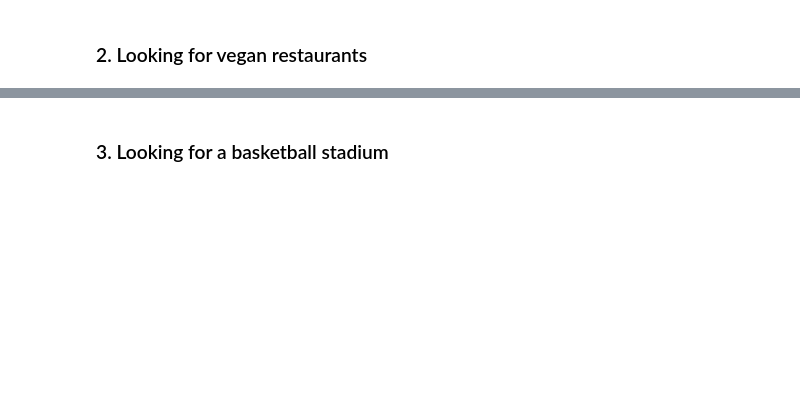
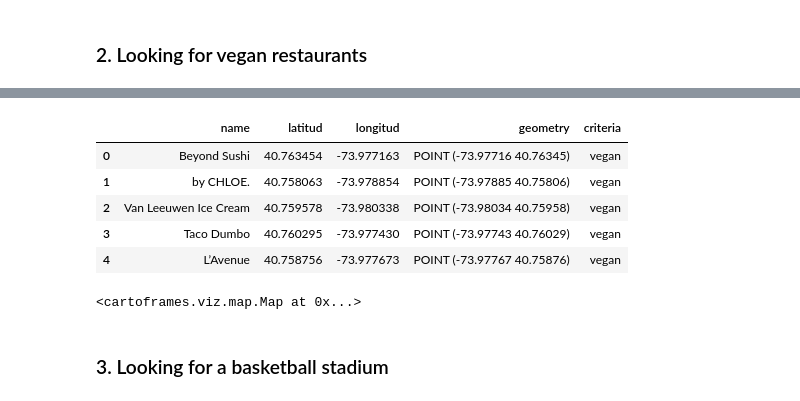
Before and after one commit to angelanavarrog/-Project-geospatial-Angela-Navarro, a Jupyter notebook: Location-Copy1.ipynb, the cells around one changed output, grey strips where cells are left out. Saved outputs shown, nothing was run; the diff lists cells and outputs as text; code cells hidden in the pictures; blank space fills up the shorter version.

```diff
--- a/Location-Copy1.ipynb
+++ b/Location-Copy1.ipynb
@@ -267,36 +321,45 @@ gdf_vegan = gdf_vegan.assign(name = ["Beyond Sushi",
                                         "by CHLOE.",
                                         "Van Leeuwen Ice Cream",
                                         "Taco Dumbo",
                                         "L’Avenue",
                                         "Taco Dumbo",
                                         "Urbanspace W52",
                                         "The Halal Guys",
                                         "The Little Beet",
                                         "Lenwich by Lenny's",
                                         "Le Pain Quotidien",
                                         "Mysttik Masala",
                                         "Museum of Modern Art (MoMA)",
                                         "Fogo de Chão",
                                         "Aldo Sohm Wine Bar",
                                         "Gregorys Coffee",
                                         "Pret A Manger",
                                         "Devon & Blakely",
                                         "Fig & Olive",
                                         "The Modern",
                                         "Black Tap",
                                         "Simon Sips",
                                         "Barilla Restaurants",
                                         "Estiatorio Milos",
                                         "Le Pain Quotidien",
                                         "Cock & Bull British Pub and Eatery",
                                         "Europa Cafe",
                                         "Forty2West",
                                         "Butter Midtown",
                                         "Natureworks"],
-                                criteria = ["vegan restaurant"]*30)
+                                criteria = ["vegan"]*30)
 gdf_vegan.head()
+# %% [output]
+|  | name | latitud | longitud | geometry | criteria |
+| 0 | Beyond Sushi | 40.763454 | -73.977163 | POINT (-73.97716 40.76345) | vegan |
+| 1 | by CHLOE. | 40.758063 | -73.978854 | POINT (-73.97885 40.75806) | vegan |
+| 2 | Van Leeuwen Ice Cream | 40.759578 | -73.980338 | POINT (-73.98034 40.75958) | vegan |
+| 3 | Taco Dumbo | 40.760295 | -73.977430 | POINT (-73.97743 40.76029) | vegan |
+| 4 | L’Avenue | 40.758756 | -73.977673 | POINT (-73.97767 40.75876) | vegan |
 # %%
-Map(Layer(gdf2, popup_hover = [popup_element("name","Vegan restaurants in NYC")]))
+Map(Layer(gdf_vegan, popup_hover = [popup_element("name","Vegan restaurants in NYC")]))
+# %% [output]
+<cartoframes.viz.map.Map at 0x...>
 # %% [markdown]
 ### 3. Looking for a basketball stadium
 # %%
```
Also changed, not shown: parts of 41 cells of this notebook.
